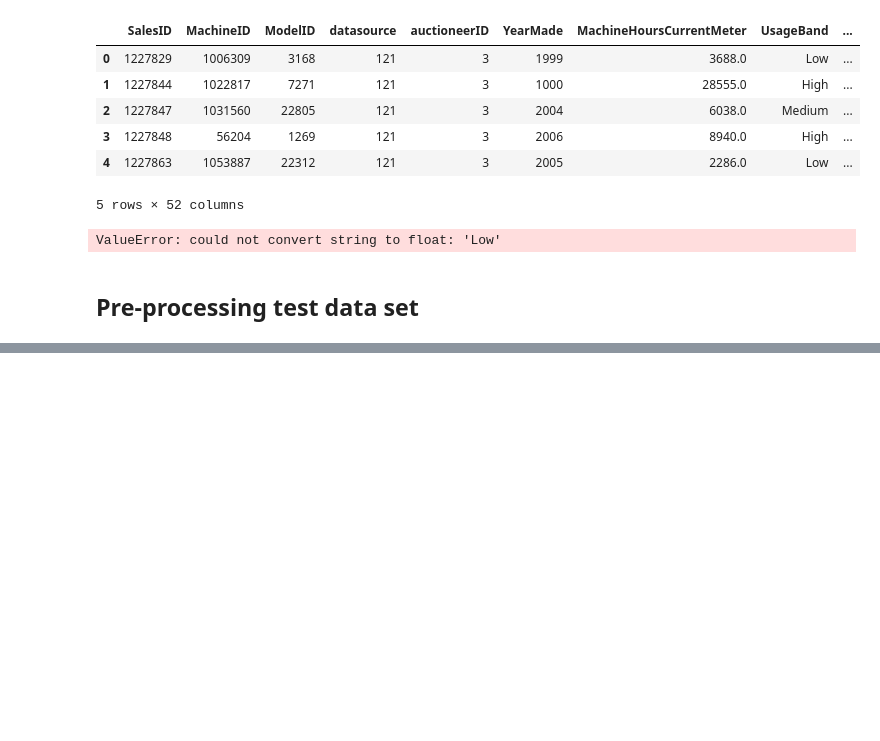
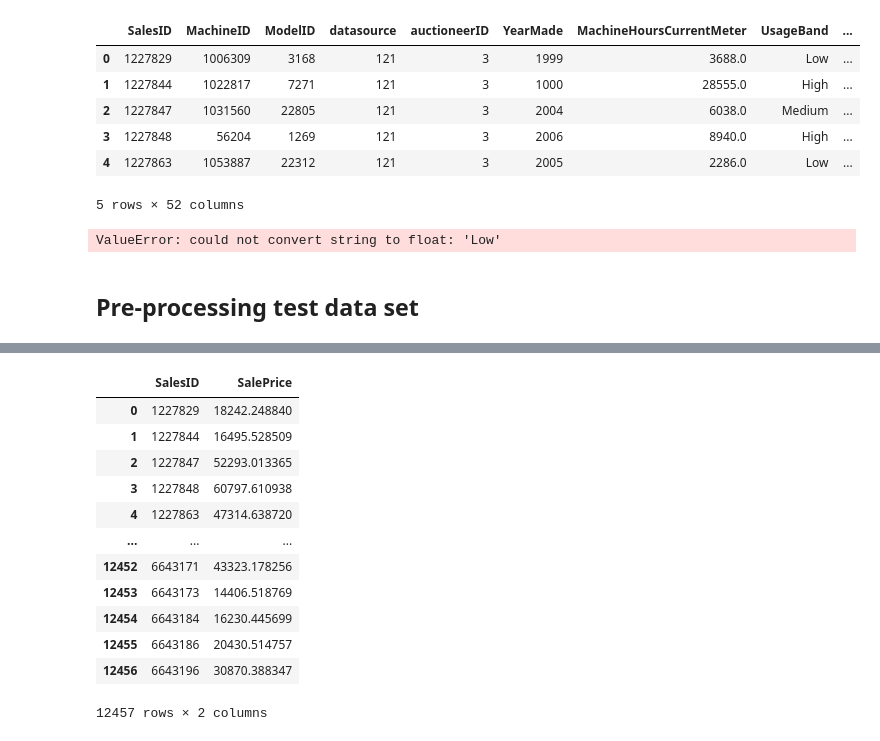
Before and after one commit to eRuaro/bulldozer-price-regression, a Jupyter notebook: End-end-bulldozer-regression.ipynb, the cells around one changed output, grey strips where cells are left out. Drawn from its saved outputs; the diff is of its cells as text; code cells hidden in the pictures; blank space fills up the shorter version.

```diff
--- a/End-end-bulldozer-regression.ipynb
+++ b/End-end-bulldozer-regression.ipynb
@@ -735,0 +753,3 @@ def preprocess_data(df):
+# %%
+## Adding auctioneer_id
+df_test['auctioneerID_is_missing'] = False
@@ -735,0 +766,21 @@ def preprocess_data(df):
+# %%
+# Format prediction into pandas dataframe
+df_preds = pd.DataFrame()
+df_preds['SalesID'] = df_test['SalesID']
+df_preds['SalePrice'] = test_preds
+
+df_preds
+# %% [output]
+|  | SalesID | SalePrice |
+| 0 | 1227829 | 18242.248840 |
+| 1 | 1227844 | 16495.528509 |
+| 2 | 1227847 | 52293.013365 |
+| 3 | 1227848 | 60797.610938 |
+| 4 | 1227863 | 47314.638720 |
+| ... | ... | ... |
+| 12452 | 6643171 | 43323.178256 |
+| 12453 | 6643173 | 14406.518769 |
+| 12454 | 6643184 | 16230.445699 |
+| 12455 | 6643186 | 20430.514757 |
+| 12456 | 6643196 | 30870.388347 |
+12457 rows × 2 columns
```
Also changed, not shown: parts of 5 cells of this notebook.
